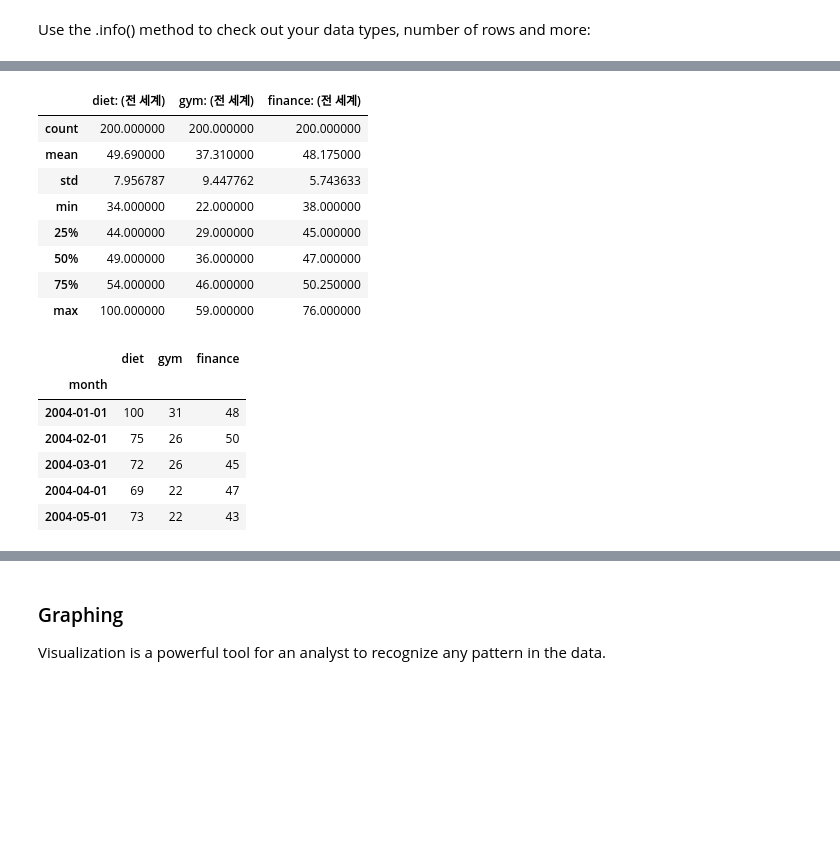
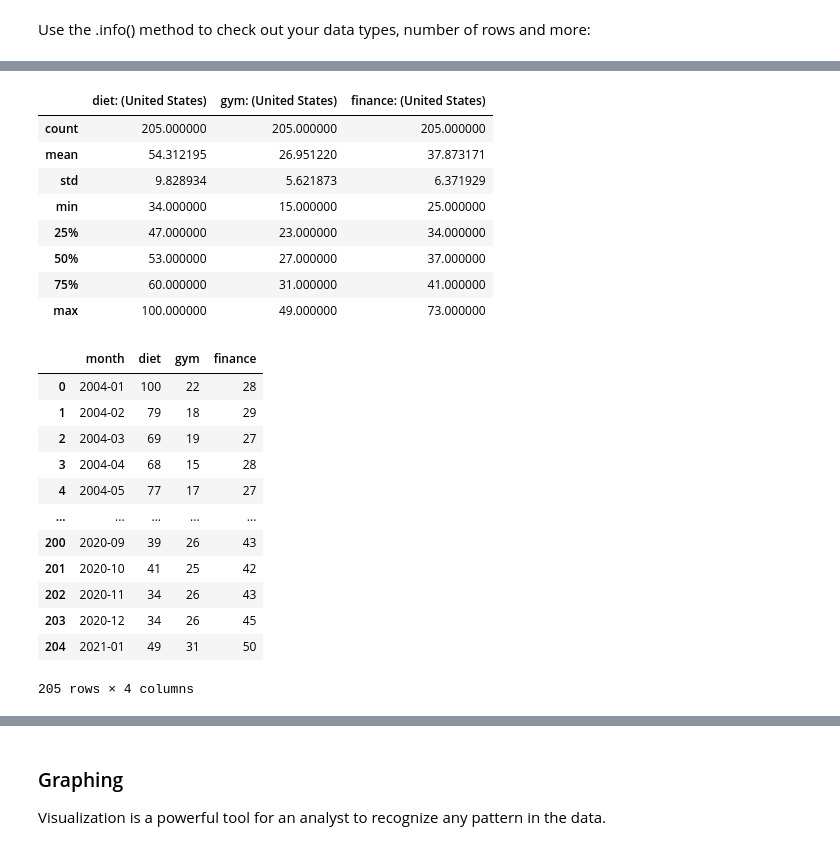
Before and after one commit to minyoungrho/TimeSeriesAnalysis, a Jupyter notebook: lectures/Introduction.ipynb, the cells around one changed output, grey strips where cells are left out. Saved outputs shown, nothing was run; the diff lists cells and outputs as text; code cells hidden in the pictures; blank space fills up the shorter version.

```diff
--- a/lectures/Introduction.ipynb
+++ b/lectures/Introduction.ipynb
@@ -279,6 +225,6 @@ So the question remains: could there be more searches for these terms in January
 
 Let's read in some data:
 # %%
-df = pd.read_csv('data/multiTimeline.csv', skiprows=1)
-df.head()
+df = pd.read_csv('../data/multiTimeline.csv', skiprows=1)
+df.head(15)
 # %% [output]
@@ -307,25 +263,29 @@ memory usage: 6.4+ KB
 # %%
 df.describe()
 # %% [output]
-|  | diet: (전 세계) | gym: (전 세계) | finance: (전 세계) |
-| count | 200.000000 | 200.000000 | 200.000000 |
-| mean | 49.690000 | 37.310000 | 48.175000 |
-| std | 7.956787 | 9.447762 | 5.743633 |
-| min | 34.000000 | 22.000000 | 38.000000 |
-| 25% | 44.000000 | 29.000000 | 45.000000 |
-| 50% | 49.000000 | 36.000000 | 47.000000 |
-| 75% | 54.000000 | 46.000000 | 50.250000 |
-| max | 100.000000 | 59.000000 | 76.000000 |
+|  | diet: (United States) | gym: (United States) | finance: (United States) |
+| count | 205.000000 | 205.000000 | 205.000000 |
+| mean | 54.312195 | 26.951220 | 37.873171 |
+| std | 9.828934 | 5.621873 | 6.371929 |
+| min | 34.000000 | 15.000000 | 25.000000 |
+| 25% | 47.000000 | 23.000000 | 34.000000 |
+| 50% | 53.000000 | 27.000000 | 37.000000 |
+| 75% | 60.000000 | 31.000000 | 41.000000 |
+| max | 100.000000 | 49.000000 | 73.000000 |
 # %%
 df.columns = ['month', 'diet', 'gym', 'finance']
-df.month = pd.to_datetime(df.month)
-df.set_index('month', inplace=True)
-df.head()
+df
 # %% [output]
-|  | diet | gym | finance |
-| month |  |  |  |
-| 2004-01-01 | 100 | 31 | 48 |
-| 2004-02-01 | 75 | 26 | 50 |
-| 2004-03-01 | 72 | 26 | 45 |
-| 2004-04-01 | 69 | 22 | 47 |
-| 2004-05-01 | 73 | 22 | 43 |
+|  | month | diet | gym | finance |
+| 0 | 2004-01 | 100 | 22 | 28 |
+| 1 | 2004-02 | 79 | 18 | 29 |
+| 2 | 2004-03 | 69 | 19 | 27 |
+| 3 | 2004-04 | 68 | 15 | 28 |
+| 4 | 2004-05 | 77 | 17 | 27 |
+| ... | ... | ... | ... | ... |
+| 200 | 2020-09 | 39 | 26 | 43 |
+| 201 | 2020-10 | 41 | 25 | 42 |
+| 202 | 2020-11 | 34 | 26 | 43 |
+| 203 | 2020-12 | 34 | 26 | 45 |
+| 204 | 2021-01 | 49 | 31 | 50 |
+205 rows × 4 columns
```
Also changed, not shown: parts of 34 cells of this notebook, 1 other file.
